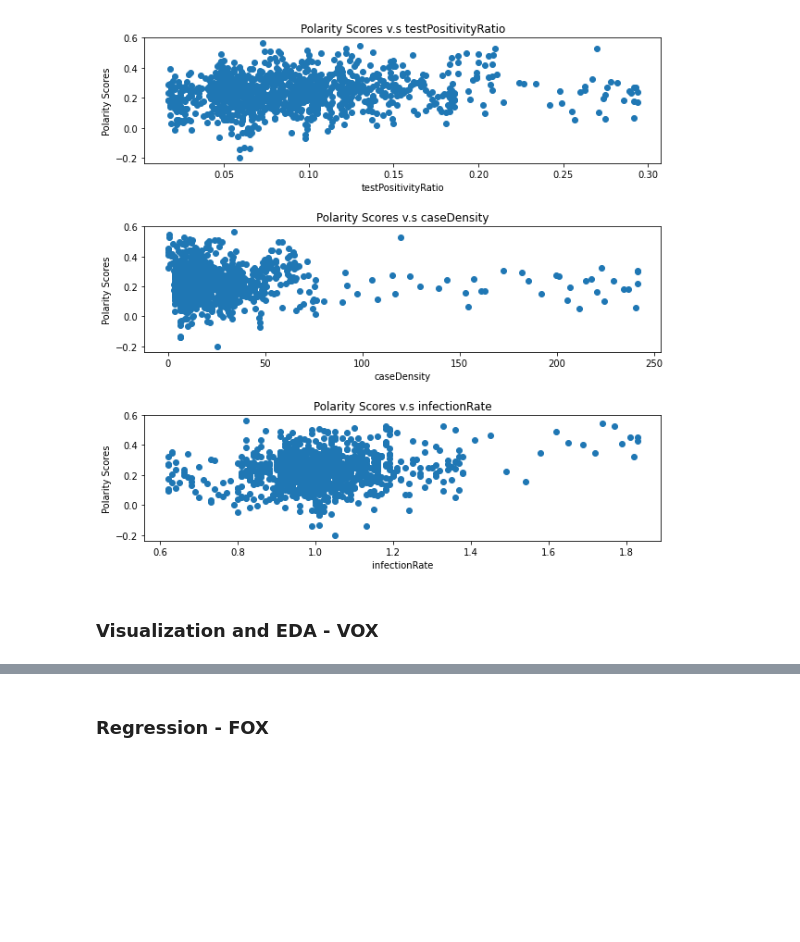
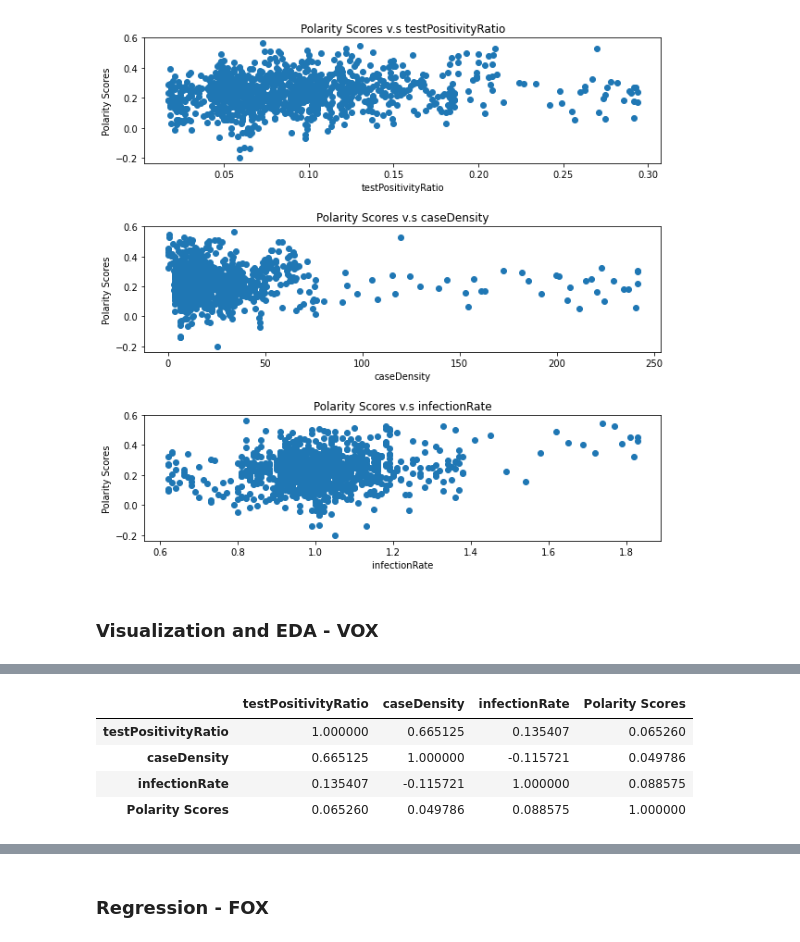
Before and after one commit to TekinGunasar/naan, a Jupyter notebook: John's Section,Clean Format.ipynb, the cells around one changed output, grey strips where cells are left out. Drawn from its saved outputs; the diff is of its cells as text; code cells hidden in the pictures; blank space fills up the shorter version.

```diff
--- a/John's Section,Clean Format.ipynb
+++ b/John's Section,Clean Format.ipynb
@@ -470,0 +798,9 @@ for i in range(len(predictors)):
+# %%
+# Search for correlations between predictors
+covid_data_table.corr()
+# %% [output]
+|  | testPositivityRatio | caseDensity | infectionRate | Polarity Scores |
+| testPositivityRatio | 1.000000 | 0.665125 | 0.135407 | 0.065260 |
+| caseDensity | 0.665125 | 1.000000 | -0.115721 | 0.049786 |
+| infectionRate | 0.135407 | -0.115721 | 1.000000 | 0.088575 |
+| Polarity Scores | 0.065260 | 0.049786 | 0.088575 | 1.000000 |
```
Also changed, not shown: parts of 44 cells of this notebook, 1 other file.
